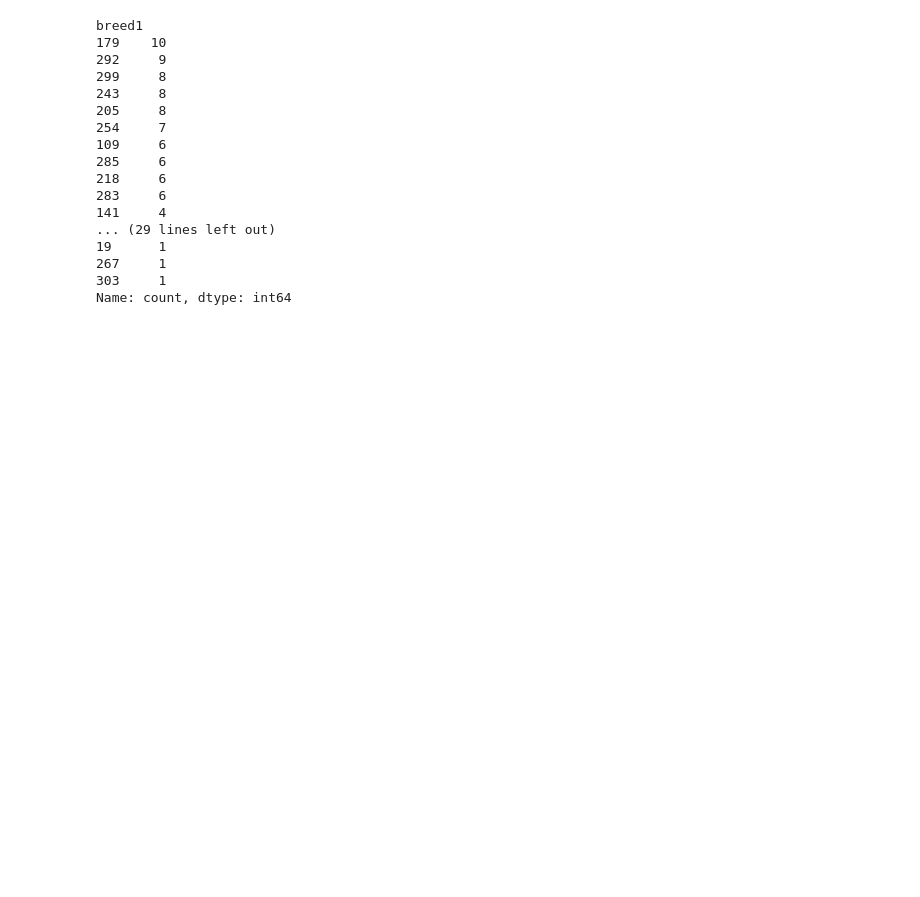
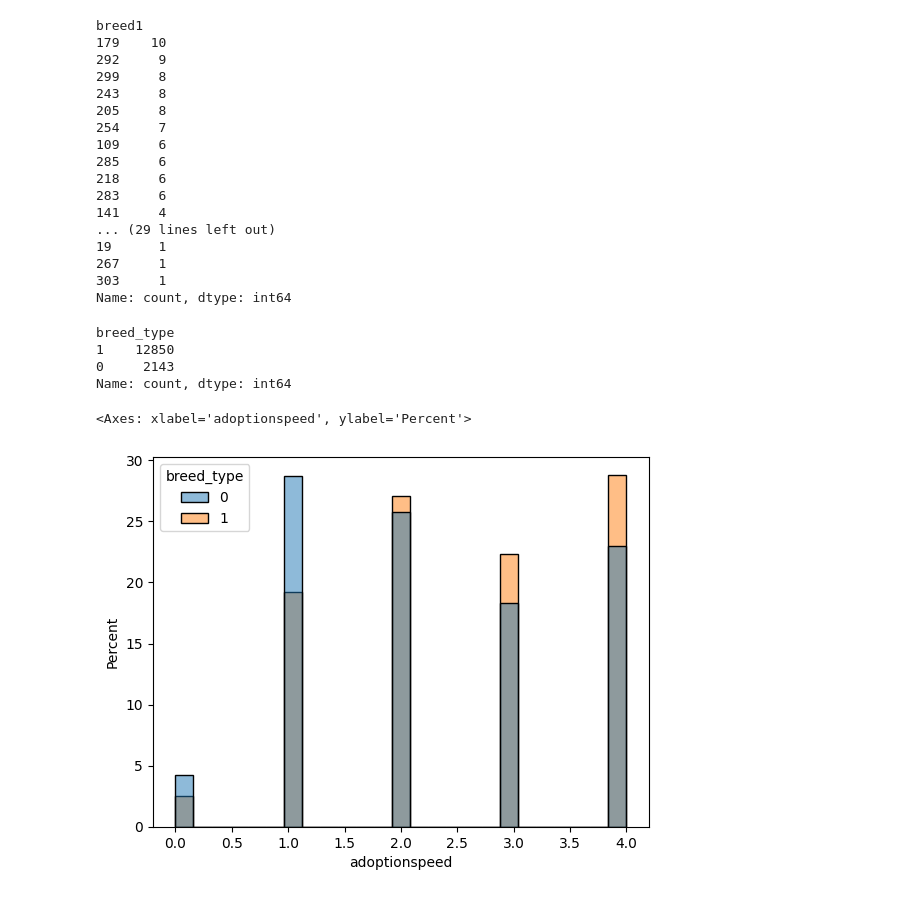
Before and after one commit to LanaCasselmann/ds_capstone_pet_adoptability, a Jupyter notebook: notebooks/pet_eda.ipynb, the cells around one changed output. Cells and saved outputs as stored; diff of their text form; code cells hidden in the pictures; blank space fills up the shorter version.

```diff
--- a/notebooks/pet_eda.ipynb
+++ b/notebooks/pet_eda.ipynb
@@ -253,3 +253,24 @@ breed1
 267     1
 303     1
 Name: count, dtype: int64
+# %%
+breedlist = []
+df_dropped['breed_type'] = np.where((((df_dropped["breed2"] == 0) | (df_dropped["breed1"] == df_dropped["breed2"])) & (df_dropped.breed1 != 307) & (df_dropped.breed1 != 264) & (df_dropped.breed1 != 265) & (df_dropped.breed1 != 266)), 0, 1)
+#if ((df_dropped.breed2 == 0 or df_dropped.breed1 == df_dropped.breed2) and df_dropped.breed1 != 307 and df_dropped.breed1 != 264 and df_dropped.breed1 != 265 and df_dropped.breed1 != 266):
+ #   breedlist.append(0) #0 is for pure breed
+#else:
+  #  breedlist.append(1) #1 is for mixed breed
+
+#print(breedlist)
+# %%
+df_dropped.breed_type.value_counts()
+# %% [output]
+breed_type
+1    12850
+0     2143
+Name: count, dtype: int64
+# %%
+sns.histplot(df_dropped, x='adoptionspeed', hue= 'breed_type', stat='percent', common_norm=False)
+# %% [output]
+<Axes: xlabel='adoptionspeed', ylabel='Percent'>
+[figure, added]
```
Also changed, not shown: parts of 10 cells of this notebook.
